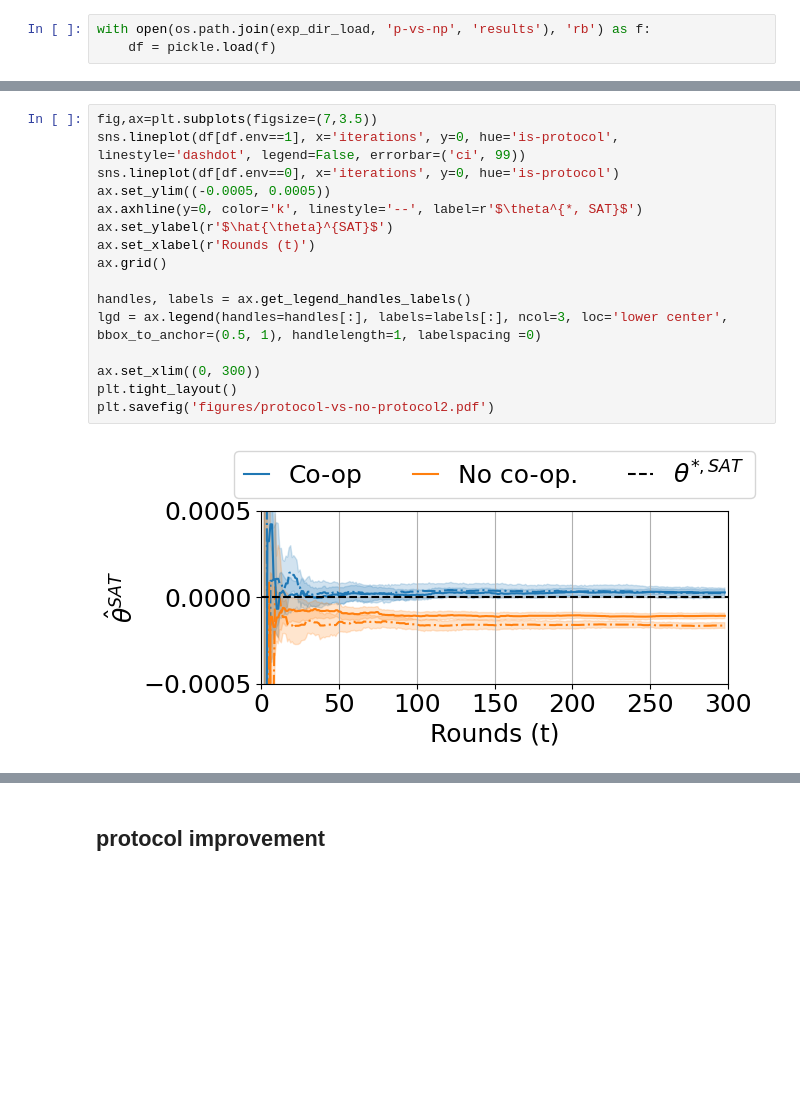
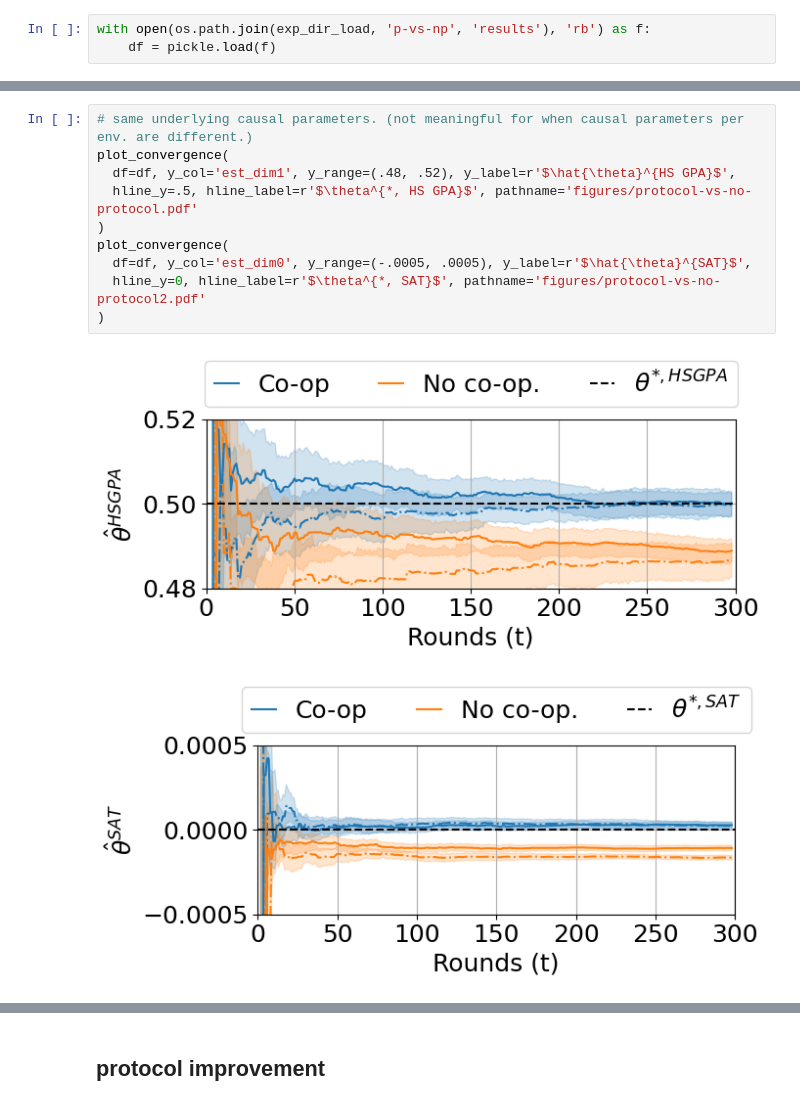
Before and after one commit to muneebaadil/strategic-instrumental-variable-regression, a Jupyter notebook: experiments.ipynb, the cells around one changed output, grey strips where cells are left out. Drawn from its saved outputs; the diff is of its cells as text; blank space fills up the shorter version.

```diff
--- a/experiments.ipynb
+++ b/experiments.ipynb
@@ -503,18 +533,13 @@ plt.savefig('figures/protocol-vs-no-protocol.pdf')
-# %%
-fig,ax=plt.subplots(figsize=(7,3.5))
-sns.lineplot(df[df.env==1], x='iterations', y=0, hue='is-protocol', linestyle='dashdot', legend=False, errorbar=('ci', 99))
-sns.lineplot(df[df.env==0], x='iterations', y=0, hue='is-protocol')
-ax.set_ylim((-0.0005, 0.0005))
-ax.axhline(y=0, color='k', linestyle='--', label=r'$\theta^{*, SAT}$')
-ax.set_ylabel(r'$\hat{\theta}^{SAT}$')
-ax.set_xlabel(r'Rounds (t)')
-ax.grid()
-
-handles, labels = ax.get_legend_handles_labels()
-lgd = ax.legend(handles=handles[:], labels=labels[:], ncol=3, loc='lower center', bbox_to_anchor=(0.5, 1), handlelength=1, labelspacing =0)
-
-ax.set_xlim((0, 300))
-plt.tight_layout()
-plt.savefig('figures/protocol-vs-no-protocol2.pdf')
-# %% [output]
-[figure, removed]
+# %%
+# same underlying causal parameters. (not meaningful for when causal parameters per env. are different.)
+plot_convergence(
+  df=df, y_col='est_dim1', y_range=(.48, .52), y_label=r'$\hat{\theta}^{HS GPA}$',
+  hline_y=.5, hline_label=r'$\theta^{*, HS GPA}$', pathname='figures/protocol-vs-no-protocol.pdf'
+)
+plot_convergence(
+  df=df, y_col='est_dim0', y_range=(-.0005, .0005), y_label=r'$\hat{\theta}^{SAT}$',
+  hline_y=0, hline_label=r'$\theta^{*, SAT}$', pathname='figures/protocol-vs-no-protocol2.pdf'
+)
+# %% [output]
+[figure, added]
+[figure, added]
```
Also changed, not shown: parts of 17 cells of this notebook, 2 other files.
